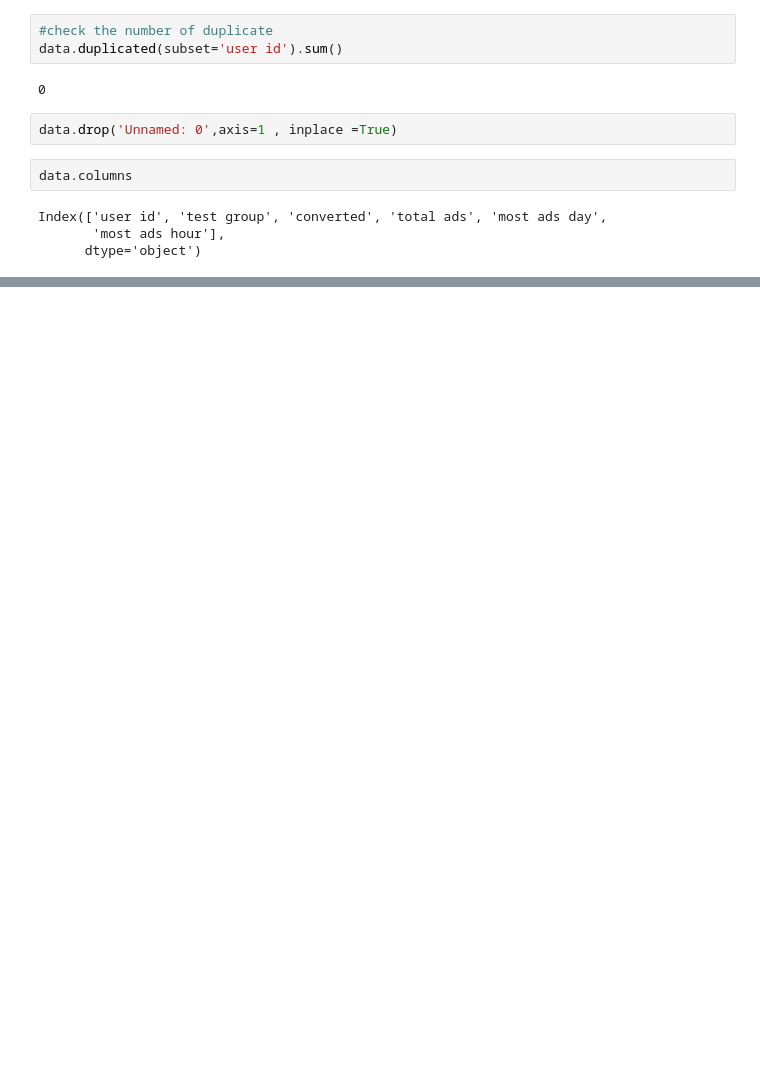
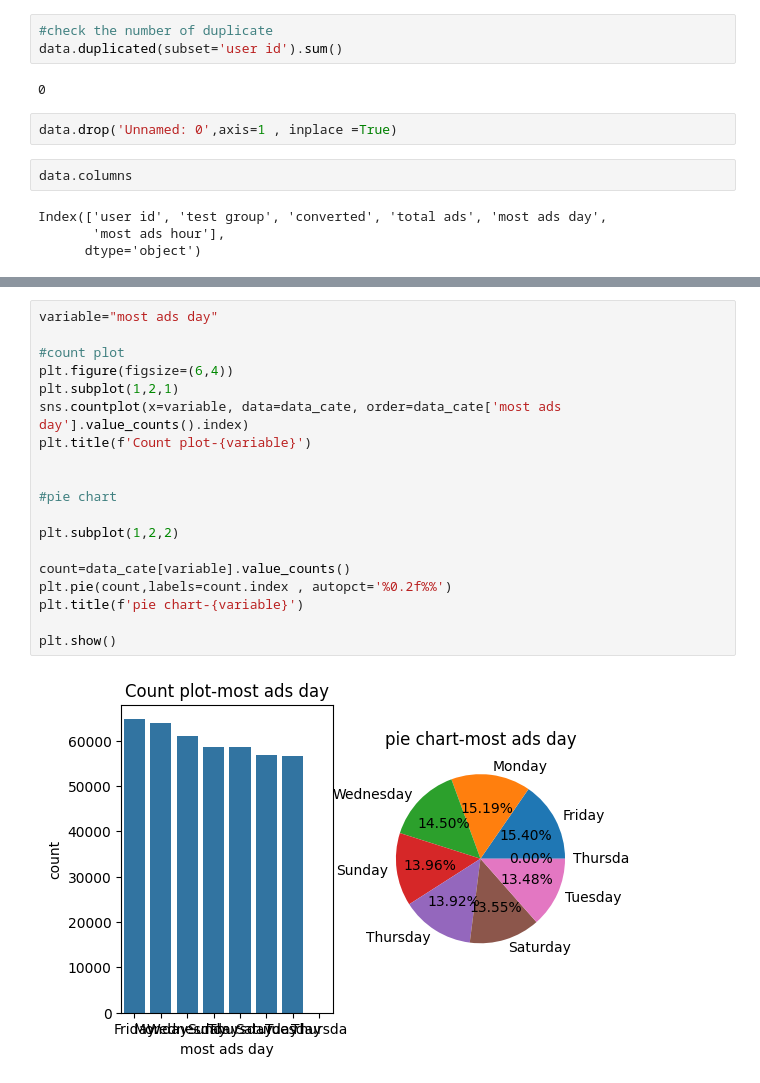
Before and after one commit to NourhanDeifSayed/-A-B-testing-analysis, a Jupyter notebook: Copy_of_A_B_testing_analysis.ipynb, the cells around one changed output, grey strips where cells are left out. Saved outputs shown, nothing was run; the diff lists cells and outputs as text; blank space fills up the shorter version.

```diff
--- a/Copy_of_A_B_testing_analysis.ipynb
+++ b/Copy_of_A_B_testing_analysis.ipynb
@@ -95,0 +92,21 @@ plt.show()
+# %%
+variable="most ads day"
+
+#count plot
+plt.figure(figsize=(6,4))
+plt.subplot(1,2,1)
+sns.countplot(x=variable, data=data_cate, order=data_cate['most ads day'].value_counts().index)
+plt.title(f'Count plot-{variable}')
+
+
+#pie chart
+
+plt.subplot(1,2,2)
+
+count=data_cate[variable].value_counts()
+plt.pie(count,labels=count.index , autopct='%0.2f%%')
+plt.title(f'pie chart-{variable}')
+
+plt.show()
+# %% [output]
+[figure, added]
```
Also changed, not shown: parts of 7 cells of this notebook.
